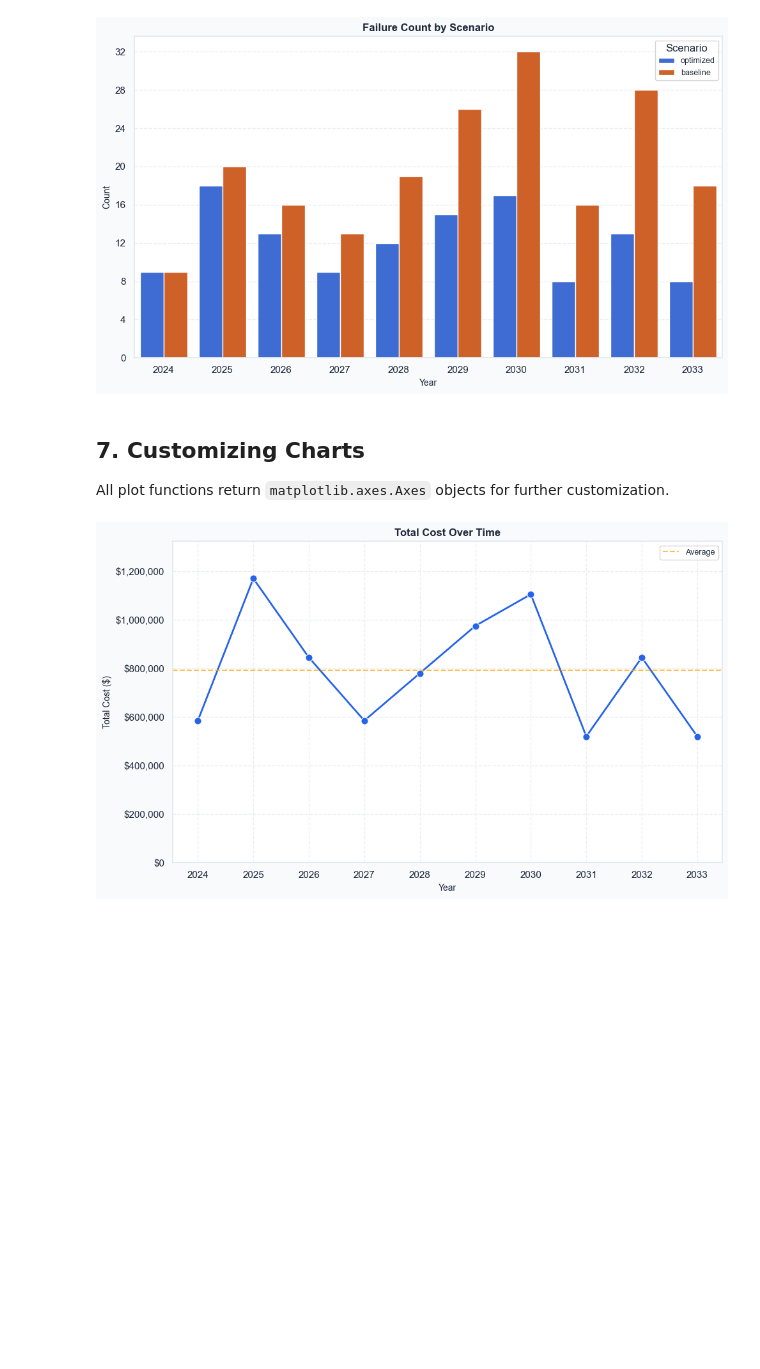
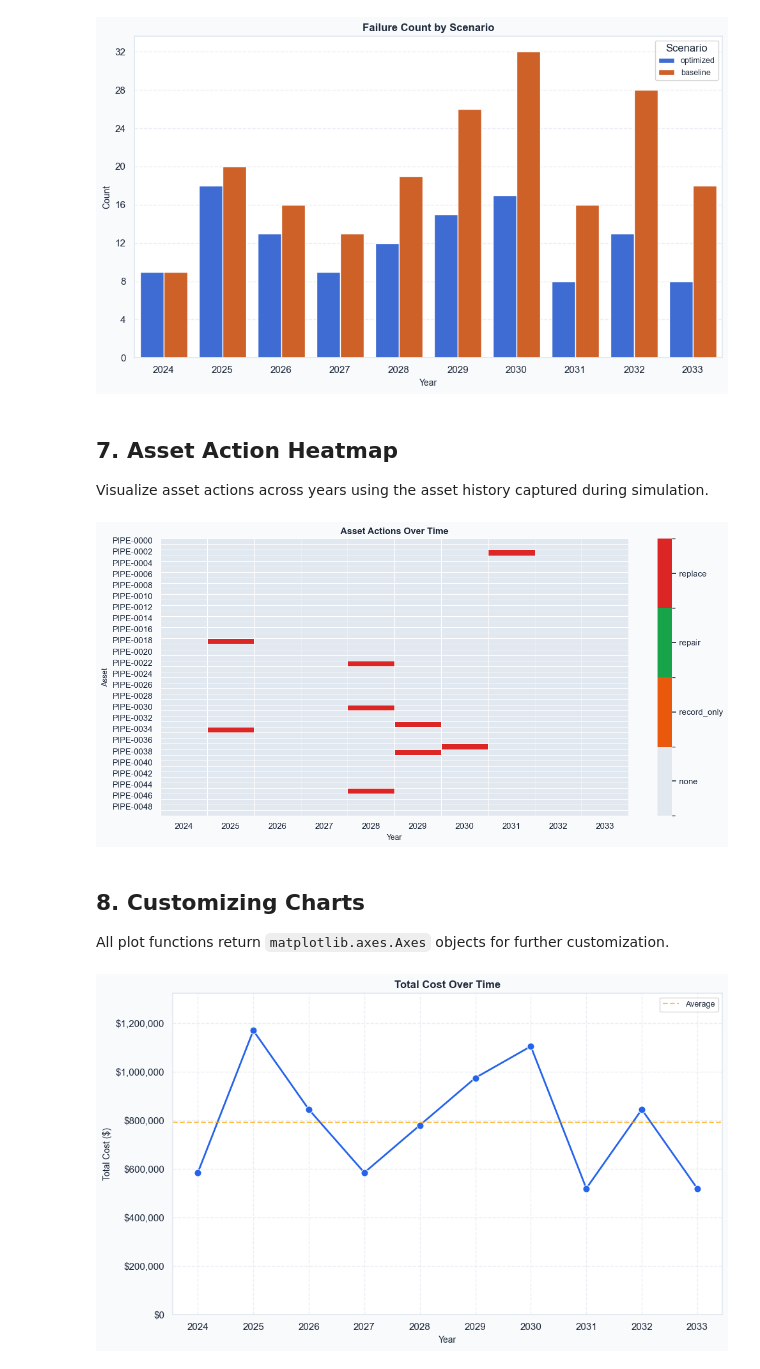
Before and after one commit to hgrif/asset-optimization, a Jupyter notebook: notebooks/visualization.ipynb, the cells around one changed output. Cells and saved outputs as stored; diff of their text form; code cells hidden in the pictures; blank space fills up the shorter version.

```diff
--- a/notebooks/visualization.ipynb
+++ b/notebooks/visualization.ipynb
@@ -222,8 +242,18 @@ ax = plot_scenario_comparison(comparison, metric='failure_count')
 plt.show()
 # %% [output]
 [figure]
+# %% [markdown]
+## 7. Asset Action Heatmap
+
+Visualize asset actions across years using the asset history captured during simulation.
+# %%
+# Plot asset actions over time
+ax = plot_asset_action_heatmap(sim_result, max_assets=50)
+plt.show()
+# %% [output]
+[figure, added]
 # %% [markdown]
-## 7. Customizing Charts
+## 8. Customizing Charts
 
 All plot functions return `matplotlib.axes.Axes` objects for further customization.
 # %%
```
Also changed, not shown: parts of 9 cells of this notebook, 9 other files.
